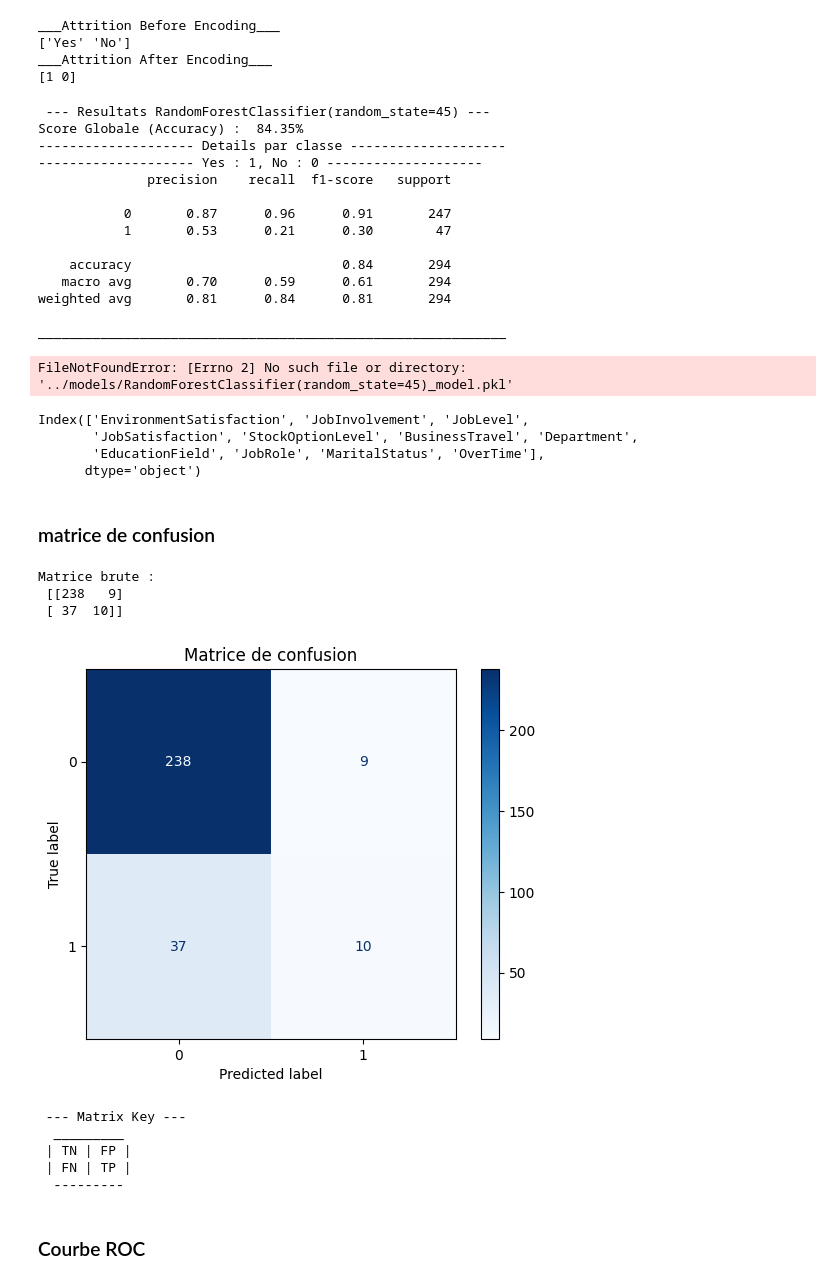
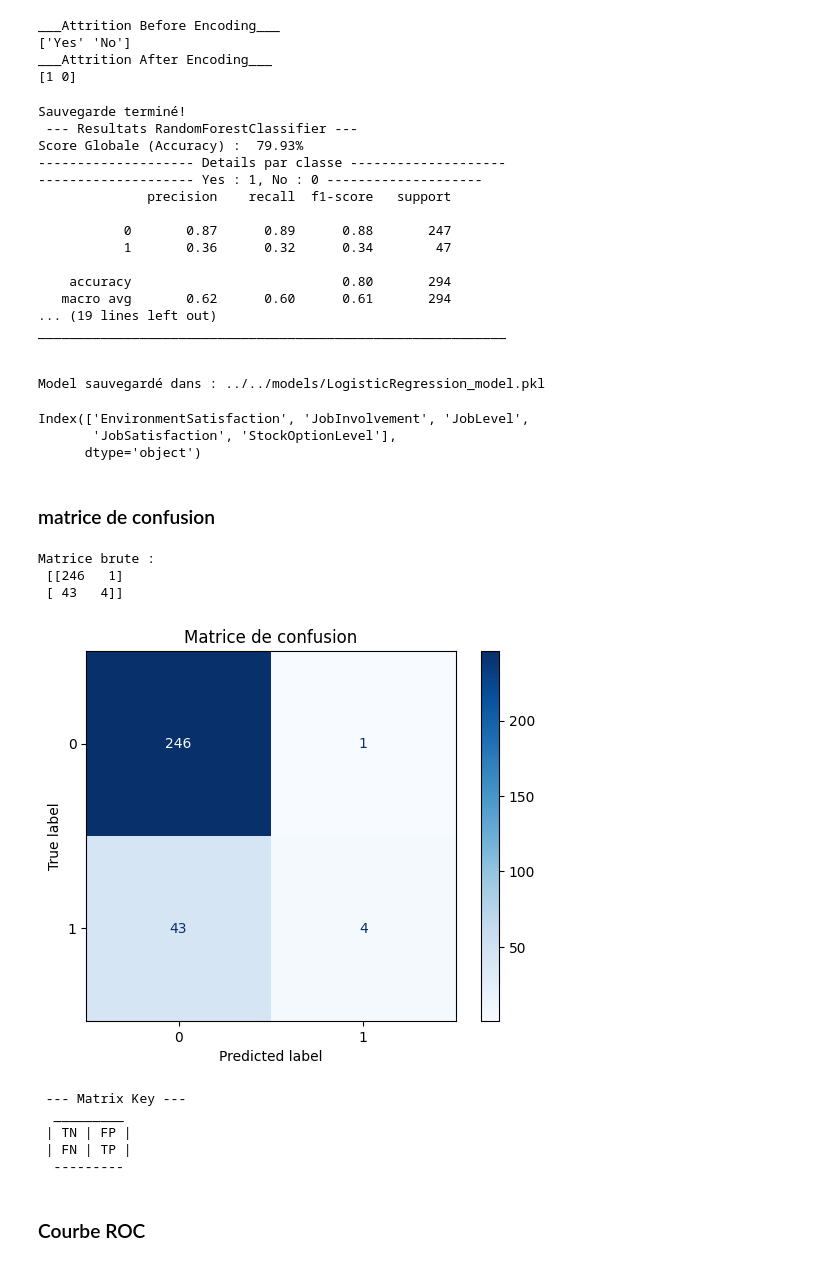
Before and after one commit to moubarak1ezzyani/Retention-AI-API, a Jupyter notebook: ml_dev/src/lab.ipynb, the cells around one changed output. Drawn from its saved outputs; the diff is of its cells as text; code cells hidden in the pictures.

```diff
--- a/ml_dev/src/lab.ipynb
+++ b/ml_dev/src/lab.ipynb
@@ -220,7 +264,7 @@ YearsWithCurrManager ==> 18
 def clean_obj_ultra():
     df_obj_cleaned=df_obj.copy()
     cols_drop=['Attrition','Gender','Over18']
-    df_obj_cleaned=df_obj_cleaned.drop(columns=cols_drop, axis=1)
+    df_obj_cleaned=df_obj_cleaned.drop(columns=cols_drop, axis=1, inplace=True)
     return df_obj_cleaned
 
 df_obj_cleaned=clean_obj_ultra()
@@ -284,7 +329,7 @@ import joblib
 # --- spliting data
 df_final=clean_whole_data()
 X=df_final
-X=pds.get_dummies(X, drop_first=True)
+X=pds.get_dummies(df_final, drop_first=True)
 
 encoded_target=encode_target()
 y=encoded_target
@@ -302,6 +347,11 @@ scaler_var.fit(X_train)
 X_train_scaled=scaler_var.transform(X_train)
 X_test_scaled=scaler_var.transform(X_test)
 
+# -> save scaler
+path_scaler_var =f"../../models/scaler_attrition.pkl"
+joblib.dump(scaler_var, path_scaler_var)
+
+print("Sauvegarde terminé!")
 # --- training data
 # cerveau --> apprentisaseg --> examen --> resultat
 
@@ -317,23 +367,21 @@ elif choix =="2":
  """
 
 # loop :
-rand=RandomForestClassifier(n_estimators=100, random_state=45)
-log=LogisticRegression(random_state=45)
-model={
-    "RandomForestClassifier" : rand,
-    "LogisticRegression" : log
+model_dict={
+    "RandomForestClassifier" : RandomForestClassifier(n_estimators=100, random_state=45),
+    "LogisticRegression" : LogisticRegression(random_state=45)
 }
 
-for m in model.values():
-    model = m
+for name, model_instance in model_dict.items():
+
 # -> Apprentissage
-    model.fit(X_train_scaled, y_train)
+    model_instance.fit(X_train_scaled, y_train)
 
 # -> Examen
-    y_pred=model.predict(X_test_scaled)
+    y_pred=model_instance.predict(X_test_scaled)
 
 # -> Resultats
-    print(f" --- Resultats {model} --- ")
+    print(f" --- Resultats {name} --- ")
     print(f"Score Globale (Accuracy) : {accuracy_score(y_test, y_pred): .2%} ")
 
     print("-------------------- Details par classe -------------------- ")
@@ -343,67 +391,65 @@ for m in model.values():
     print("\n")
 # --- saving model
 # -> save model
-    path_model = f"../models/{model}_model.pkl"
-    path_scaler_var =f"../models/{scaler_var}_scaler.pkl"
-    joblib.dump(model, path_model)
+    path_model = f"../../models/{name}_model.pkl"
 
-# -> save scaler
-    joblib.dump(scaler_var, path_scaler_var)
+    joblib.dump(model_instance, path_model)
 
-print("Sauvegarde terminé!")
+    print(f"Model sauvegardé dans : {path_model}")
 # %% [output]
- --- Resultats RandomForestClassifier(random_state=45) ---
-Score Globale (Accuracy) :  84.35%
+Sauvegarde terminé!
+ --- Resultats RandomForestClassifier ---
+Score Globale (Accuracy) :  79.93%
 -------------------- Details par classe --------------------
 -------------------- Yes : 1, No : 0 --------------------
               precision    recall  f1-score   support
 
-           0       0.87      0.96      0.91       247
-           1       0.53      0.21      0.30        47
+           0       0.87      0.89      0.88       247
+           1       0.36      0.32      0.34        47
 
-    accuracy                           0.84       294
-   macro avg       0.70      0.59      0.61       294
-weighted avg       0.81      0.84      0.81       294
+    accuracy                           0.80       294
+   macro avg       0.62      0.60      0.61       294
+... (19 lines left out)
+____________________________________________________________
 
-____________________________________________________________
+
+Model sauvegardé dans : ../../models/LogisticRegression_model.pkl
-FileNotFoundError: [Errno 2] No such file or directory: '../models/RandomForestClassifier(random_state=45)_model.pkl'
 # %%
 # --- data finale
 df_final=clean_whole_data()
 print(df_final.columns)
 # %% [output]
 Index(['EnvironmentSatisfaction', 'JobInvolvement', 'JobLevel',
-       'JobSatisfaction', 'StockOptionLevel', 'BusinessTravel', 'Department',
-       'EducationField', 'JobRole', 'MaritalStatus', 'OverTime'],
+       'JobSatisfaction', 'StockOptionLevel'],
       dtype='object')
 # %% [markdown]
 ### matrice de confusion
 # %%
 from sklearn.metrics import confusion_matrix, ConfusionMatrixDisplay
 
 # ___ Calcul de matrice
 cm = confusion_matrix(y_test, y_pred)       # ordre à respecter : Realite --> Prediction
 print(f"Matrice brute : \n {cm}")
 
 # ___ Affichage Visuel
-disp=ConfusionMatrixDisplay(confusion_matrix=cm, display_labels=model.classes_)
+disp=ConfusionMatrixDisplay(confusion_matrix=cm, display_labels=model_instance.classes_)
 
 # ___ Dessiner graphique
 disp.plot(cmap=plt.cm.Blues)
 plt.title("Matrice de confusion")
 plt.show()
 
 # ___ Interpretation de la matrice
 print(" --- Matrix Key ---")
 print("  _________")
 print(" | TN | FP |")
 print(" | FN | TP |")
 print("  ---------")
 # %% [output]
 Matrice brute :
- [[238   9]
- [ 37  10]]
+ [[246   1]
+ [ 43   4]]
-[figure, old version]
+[figure, new version]
  --- Matrix Key ---
   _________
  | TN | FP |
```
Also changed, not shown: parts of 10 cells of this notebook, 1 other file.
